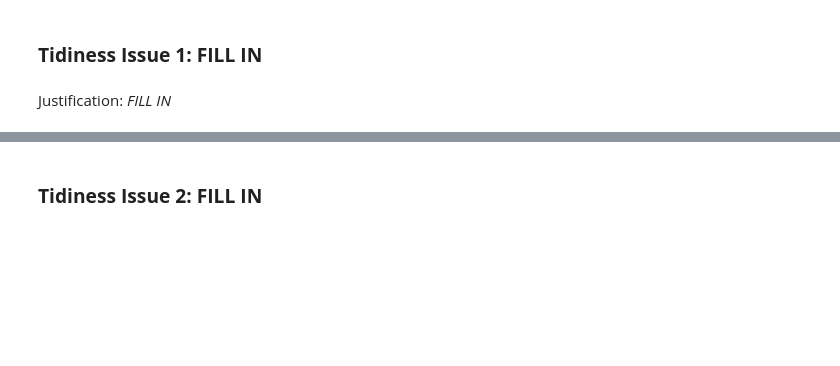
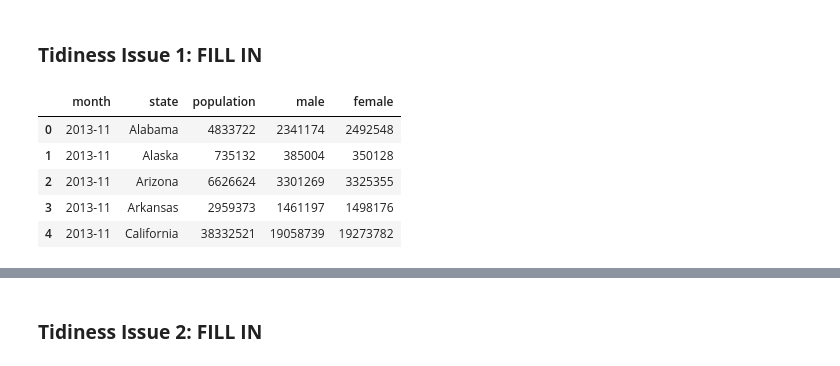
Before and after one commit to BryanHolbrook/us-gun-sales-per-capita, a Jupyter notebook: Data_Wrangling_Project_Starter.ipynb, the cells around one changed output, grey strips where cells are left out. Cells and saved outputs as stored; diff of their text form; code cells hidden in the pictures; blank space fills up the shorter version.

```diff
--- a/Data_Wrangling_Project_Starter.ipynb
+++ b/Data_Wrangling_Project_Starter.ipynb
@@ -415,4 +422,12 @@ Justification: *FILL IN*
 # %% [markdown]
 ### **Tidiness Issue 1: FILL IN**
 # %%
-#FILL IN - Apply the cleaning strategy
+#Apply the cleaning strategy
+cleaned_us_pop.head()
+# %% [output]
+|  | month | state | population | male | female |
+| 0 | 2013-11 | Alabama | 4833722 | 2341174 | 2492548 |
+| 1 | 2013-11 | Alaska | 735132 | 385004 | 350128 |
+| 2 | 2013-11 | Arizona | 6626624 | 3301269 | 3325355 |
+| 3 | 2013-11 | Arkansas | 2959373 | 1461197 | 1498176 |
+| 4 | 2013-11 | California | 38332521 | 19058739 | 19273782 |
@@ -421,2 +433,0 @@ Justification: *FILL IN*
-# %% [markdown]
-Justification: *FILL IN*
```
Also changed, not shown: parts of 20 cells of this notebook.
